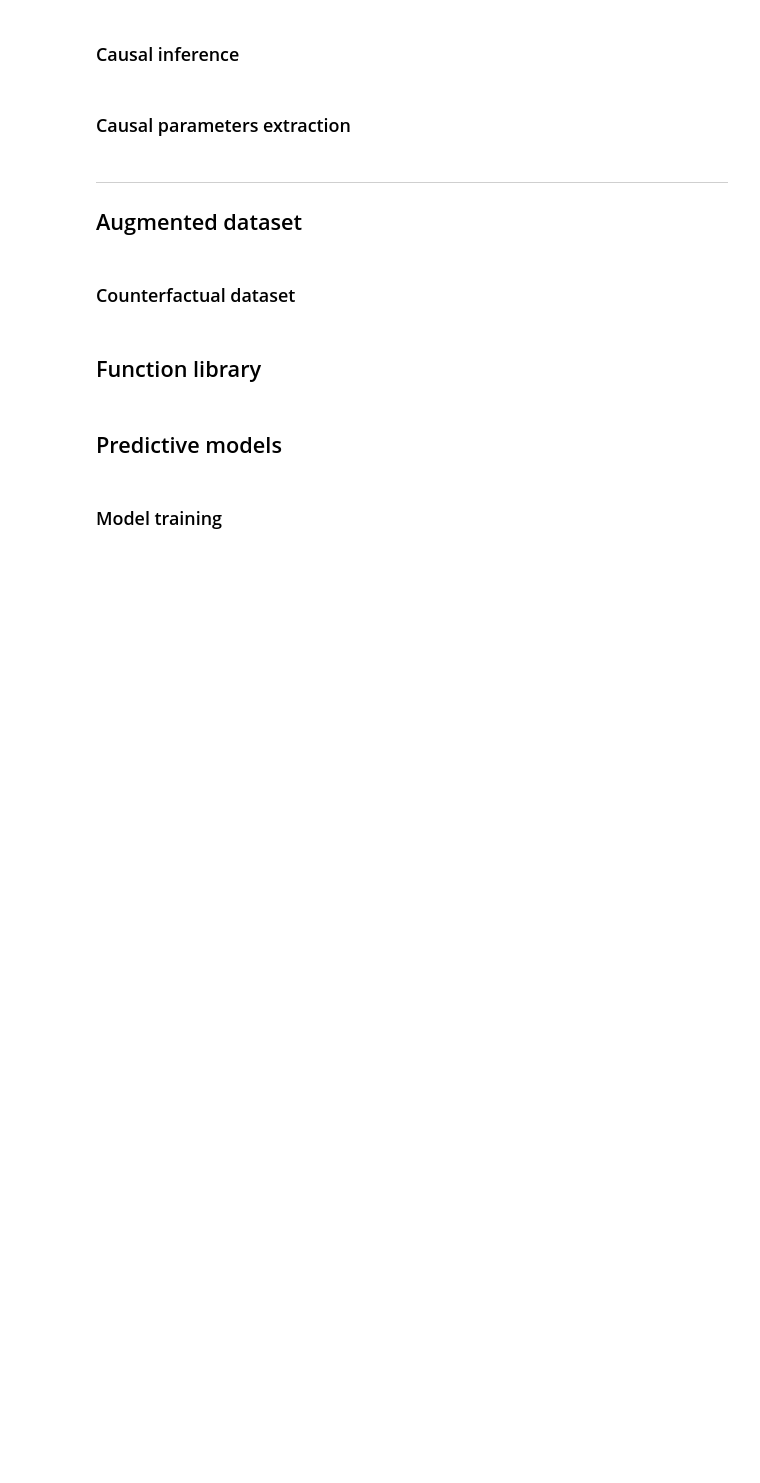
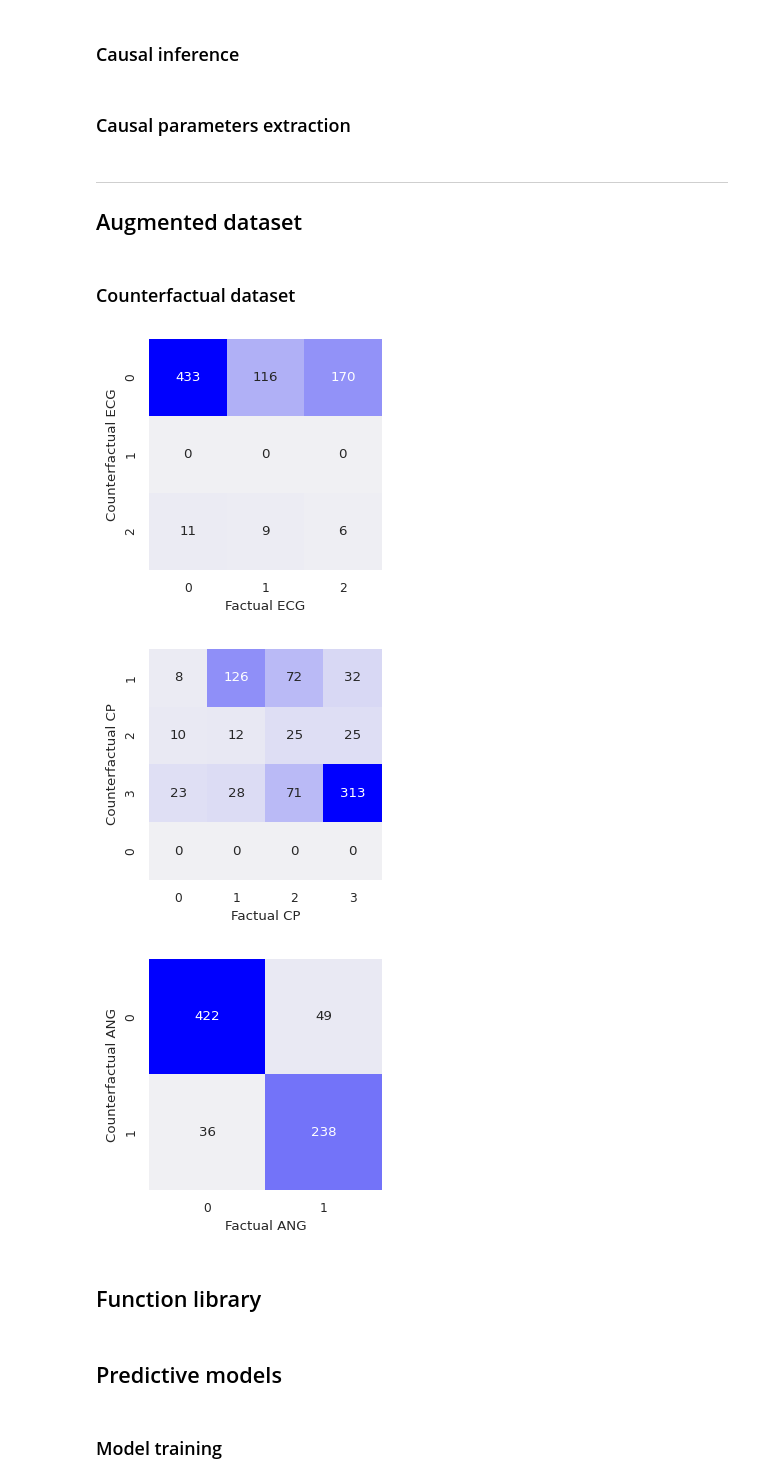
Before and after one commit to LuSyo/Health-ML-Bias-Experiments, a Jupyter notebook: notebooks/02_CAD_counterfactual_fairness.ipynb, the cells around one changed output. Cells and saved outputs as stored; diff of their text form; code cells hidden in the pictures; blank space fills up the shorter version.

Commit message:
counterfactual CP, ECG and Ang

```diff
--- a/notebooks/02_CAD_counterfactual_fairness.ipynb
+++ b/notebooks/02_CAD_counterfactual_fairness.ipynb
@@ -558,36 +560,62 @@ fair_heart_disease = aug_heart_disease[['U_dim_0','age','U','sex','cvd']]
 # %%
 # COUNTERFACTUAL DATASET for counterfactual test of baseline models
 cf_heart_disease = heart_disease.copy()
 
 # Flip sex
 cf_heart_disease['sex'] = 1 - cf_heart_disease['sex']
 
 # Compute the mean value of U for each individual in the test set
 mean_U = fair_heart_disease.groupby('U_dim_0')['U'].mean()
 cf_heart_disease['U'] = cf_heart_disease.index.map(lambda x: mean_U[x])
 
-# #ECG
-# ecg_logits = [alpha + beta_U*X_test_cf['U'] + beta_sex*X_test_cf['sex'] + beta_age*X_test_cf['age']\
-#               for alpha, beta_U, beta_sex, beta_age in zip(alpha_ecg, beta_U_ecg, beta_sex_ecg, beta_age_ecg)]
-# ecg_logits = np.transpose(np.array(ecg_logits))
-# print('Mean ECG logits: ', ecg_logits.mean(axis=0))
-# ecg_probs = np.exp(ecg_logits) / np.sum(np.exp(ecg_logits), axis=1, keepdims=True)
-# X_test_cf['new_ecg'] = np.argmax(ecg_probs, axis=1)
+cmap = sns.color_palette("light:b", as_cmap=True)
 
-# #CP
-# cp_logits = [alpha + beta_U*X_test_cf['U'] + beta_sex*X_test_cf['sex'] + beta_age*X_test_cf['age']\
-#               for alpha, beta_U, beta_sex, beta_age in zip(alpha_cp, beta_U_cp, beta_sex_cp, beta_age_cp)]
-# cp_logits = np.transpose(np.array(cp_logits))
-# print('Mean CP logits: ', cp_logits.mean(axis=0))
-# cp_probs = np.exp(cp_logits) / np.sum(np.exp(cp_logits), axis=1, keepdims=True)
-# X_test_cf['new_cp'] = np.argmax(cp_probs, axis=1)
+#ECG
+ecg_logits = [alpha + beta_U*cf_heart_disease['U'] + beta_sex*cf_heart_disease['sex'] + beta_age*cf_heart_disease['age']\
+              for alpha, beta_U, beta_sex, beta_age in zip(alpha_ecg, beta_U_ecg, beta_sex_ecg, beta_age_ecg)]
+ecg_logits = np.transpose(np.array(ecg_logits))
+ecg_probs = np.exp(ecg_logits) / np.sum(np.exp(ecg_logits), axis=1, keepdims=True)
+cf_heart_disease['cf_ecg'] = np.argmax(ecg_probs, axis=1)
 
-# #ANG
-# ang_logit = alpha_ang[0] + beta_U_ang[0]*X_test_cf['U'] + beta_sex_ang[0]*X_test['sex'] + beta_age_ang[0]*X_test_cf['age']
-# ang_prob = 1 / (1 + np.exp(-ang_logit))
-# X_test_cf['new_ang'] = (ang_prob > 0.5).astype(int)
+ecg_crosstab = pd.crosstab(pd.Categorical(cf_heart_disease['cf_ecg'], cf_heart_disease['ecg'].unique()),
+                           cf_heart_disease['ecg'], dropna=False)
+plt.figure(figsize=(3, 3))
+sns.heatmap(ecg_crosstab, cmap=cmap, cbar=False, annot=True, fmt='.0f')
+plt.xlabel('Factual ECG')
+plt.ylabel('Counterfactual ECG')
+plt.show()
 
-# print(X_test_cf[['ang','new_ang','ecg','new_ecg','cp','new_cp']].head(20).to_markdown(tablefmt='simple', index=False))
+#CP
+cp_logits = [alpha + beta_U*cf_heart_disease['U'] + beta_sex*cf_heart_disease['sex'] + beta_age*cf_heart_disease['age']\
+              for alpha, beta_U, beta_sex, beta_age in zip(alpha_cp, beta_U_cp, beta_sex_cp, beta_age_cp)]
+cp_logits = np.transpose(np.array(cp_logits))
+cp_probs = np.exp(cp_logits) / np.sum(np.exp(cp_logits), axis=1, keepdims=True)
+cf_heart_disease['cf_cp'] = np.argmax(cp_probs, axis=1)
+
+cp_crosstab = pd.crosstab(pd.Categorical(cf_heart_disease['cf_cp'], cf_heart_disease['cp'].unique()),
+                           cf_heart_disease['cp'], dropna=False)
+plt.figure(figsize=(3, 3))
+sns.heatmap(cp_crosstab, cmap=cmap, cbar=False, annot=True, fmt='.0f')
+plt.xlabel('Factual CP')
+plt.ylabel('Counterfactual CP')
+plt.show()
+
+#ANG
+ang_logit = alpha_ang[0] + beta_U_ang[0]*cf_heart_disease['U'] + beta_sex_ang[0]*cf_heart_disease['sex'] + beta_age_ang[0]*cf_heart_disease['age']
+ang_prob = 1 / (1 + np.exp(-ang_logit))
+cf_heart_disease['cf_ang'] = (ang_prob > 0.5).astype(int)
+
+ang_crosstab = pd.crosstab(pd.Categorical(cf_heart_disease['cf_ang'], cf_heart_disease['ang'].unique()),
+                           cf_heart_disease['ang'], dropna=False)
+plt.figure(figsize=(3, 3))
+sns.heatmap(ang_crosstab, cmap=cmap, cbar=False, annot=True, fmt='.0f')
+plt.xlabel('Factual ANG')
+plt.ylabel('Counterfactual ANG')
+plt.show()
+# %% [output]
+[figure, added]
+[figure, added]
+[figure, added]
 # %% [markdown]
 ## Function library
 # %%
```
Also changed, not shown: parts of 1 cell of this notebook.
